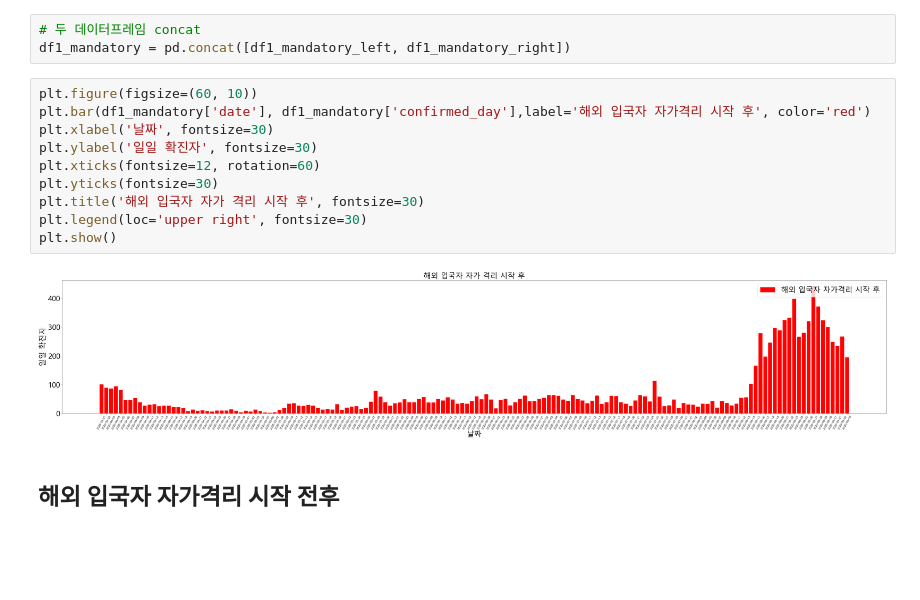
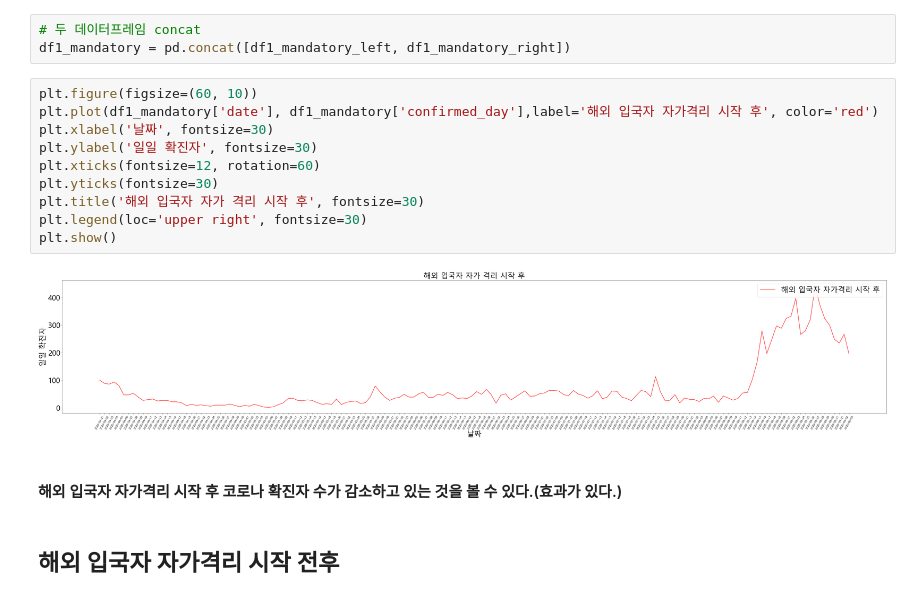
Before and after one commit to xdfc1745/corona_dataAnalysis, a Jupyter notebook: policy_until_0904/covid19_policy_immigration.ipynb, the cells around one changed output. Saved outputs shown, nothing was run; the diff lists cells and outputs as text; blank space fills up the shorter version.

```diff
--- a/policy_until_0904/covid19_policy_immigration.ipynb
+++ b/policy_until_0904/covid19_policy_immigration.ipynb
@@ -231,16 +243,18 @@ df1_mandatory_right = df1_sum[(df1_sum['date'] >= '2020-07-01')]
 df1_mandatory = pd.concat([df1_mandatory_left, df1_mandatory_right])
 # %%
 plt.figure(figsize=(60, 10))
-plt.bar(df1_mandatory['date'], df1_mandatory['confirmed_day'],label='해외 입국자 자가격리 시작 후', color='red')
+plt.plot(df1_mandatory['date'], df1_mandatory['confirmed_day'],label='해외 입국자 자가격리 시작 후', color='red')
 plt.xlabel('날짜', fontsize=30)
 plt.ylabel('일일 확진자', fontsize=30)
 plt.xticks(fontsize=12, rotation=60)
 plt.yticks(fontsize=30)
 plt.title('해외 입국자 자가 격리 시작 후', fontsize=30)
 plt.legend(loc='upper right', fontsize=30)
 plt.show()
 # %% [output]
-[figure, old version]
+[figure, new version]
+# %% [markdown]
+#### 해외 입국자 자가격리 시작 후 코로나 확진자 수가 감소하고 있는 것을 볼 수 있다.(효과가 있다.)
 # %% [markdown]
 ## 해외 입국자 자가격리 시작 전후
 # %%
```
Also changed, not shown: parts of 9 cells of this notebook, 7 other files.
